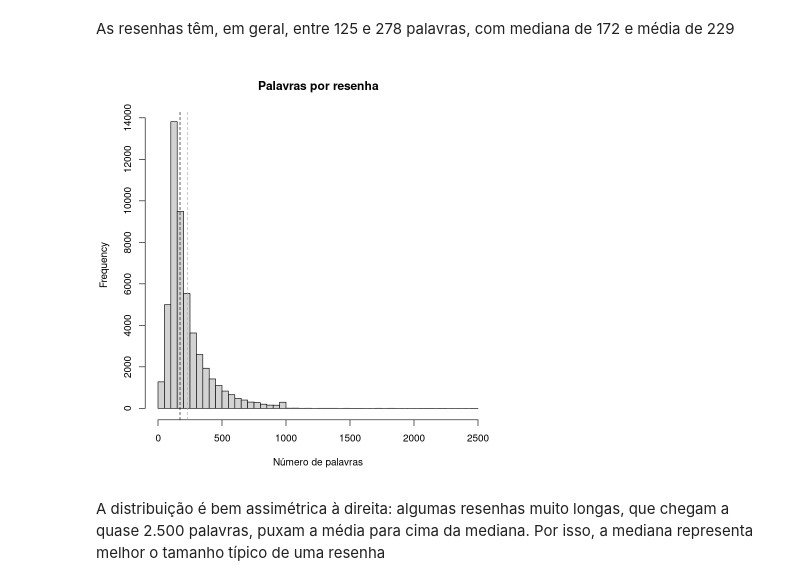
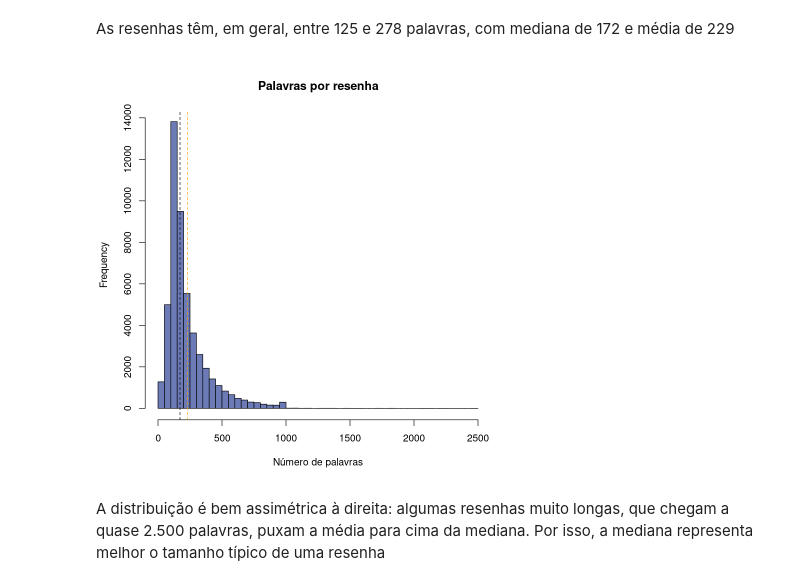
Before and after one commit to AmandaTrinity/estatistica, a Jupyter notebook: main.ipynb, the cells around one changed output. Cells and saved outputs as stored; diff of their text form; code cells hidden in the pictures.

```diff
--- a/main.ipynb
+++ b/main.ipynb
@@ -40,6 +40,9 @@ cores <- c(negative = "#D1495B", positive = "#00798C")
 # escala para os mapas de calor: vermelho (-1)-> branco (0)-> azul-esverdeado (1)
 paleta_cor <- colorRampPalette(c(cores["negative"], "white", cores["positive"]))(21)
 
+# cor para gráficos sem separação por sentimento (análise univariada etc.)
+cor_neutra <- "#6C7BB5"
+
 dataset <- read.csv("data/IMDB Dataset.csv")
 
 head(dataset, n = 2)
@@ -139,11 +142,11 @@ summary(dataset$n_words)
 # %% [markdown]
 As resenhas têm, em geral, entre 125 e 278 palavras, com mediana de 172 e média de 229
 # %%
-hist(dataset$n_words, breaks = 80, main = "Palavras por resenha", xlab = "Número de palavras")
+hist(dataset$n_words, breaks = 80, col = cor_neutra, main = "Palavras por resenha", xlab = "Número de palavras")
 # desenha duas linhas verticais tracejadas por cima do histograma, uma na mediana e outra na média
 abline(v = c(median(dataset$n_words), mean(dataset$n_words)), col = c("black", "orange"), lty = 2)  # mediana (preta) e média (laranja)
 # %% [output]
-[figure, old version]
+[figure, new version]
 # %% [markdown]
 A distribuição é bem assimétrica à direita: algumas resenhas muito longas, que chegam a quase 2.500 palavras, puxam a média para cima da mediana. Por isso, a mediana representa melhor o tamanho típico de uma resenha
 # %% [markdown]
```
Also changed, not shown: parts of 5 cells of this notebook.
